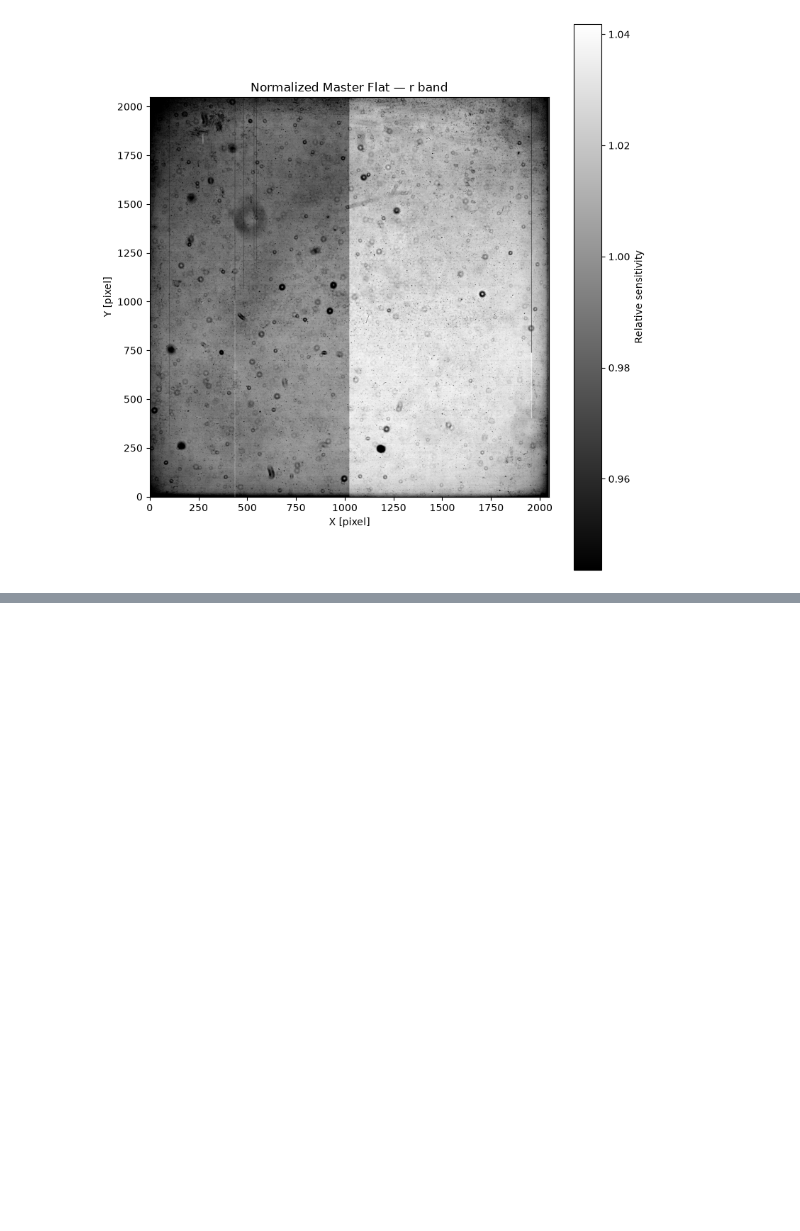
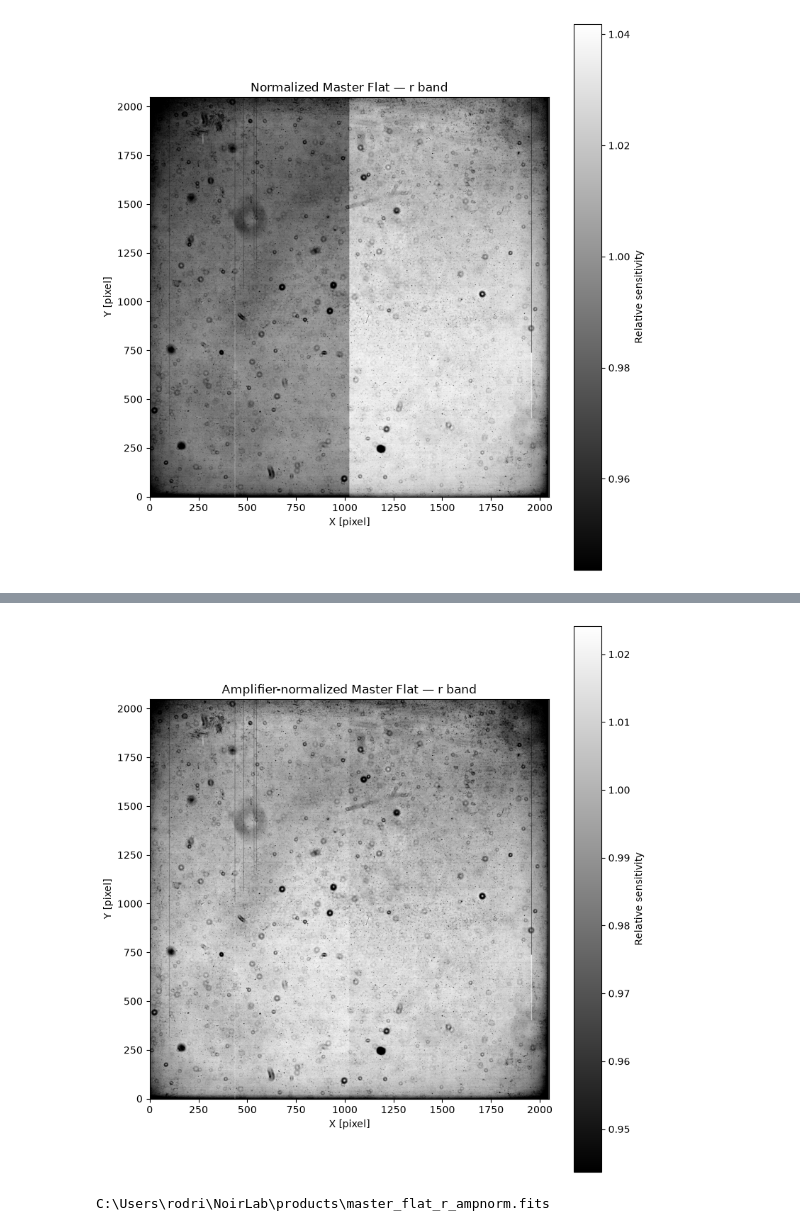
Before and after one commit to RCV-005/noirlab-ccd-reduction, a Jupyter notebook: Notebooks/02_master_flat.ipynb, the cells around one changed output, grey strips where cells are left out. Drawn from its saved outputs; the diff is of its cells as text; code cells hidden in the pictures; blank space fills up the shorter version.

Commit message:
Refine flat-field calibration for dual-amplifier CCD

```diff
--- a/Notebooks/02_master_flat.ipynb
+++ b/Notebooks/02_master_flat.ipynb
@@ -465,0 +697,5 @@ plt.show()
+# %%
+master_flat_amp = np.median(
+    normalized_flats_amp,
+    axis=0
+)
@@ -465,0 +765,54 @@ plt.show()
+# %%
+vmin, vmax = np.nanpercentile(
+    master_flat_amp,
+    [2, 98]
+)
+
+plt.figure(figsize=(8, 8))
+
+plt.imshow(
+    master_flat_amp,
+    origin="lower",
+    cmap="gray",
+    vmin=vmin,
+    vmax=vmax
+)
+
+plt.colorbar(label="Relative sensitivity")
+
+plt.xlabel("X [pixel]")
+plt.ylabel("Y [pixel]")
+plt.title("Amplifier-normalized Master Flat — r band")
+
+plt.tight_layout()
+plt.show()
+# %% [output]
+[figure, added]
+# %%
+new_header = fits.Header()
+
+new_header["IMAGETYP"] = "MASTER_FLAT"
+new_header["FILTER"] = "r"
+new_header["NCOMBINE"] = len(flat_files)
+new_header["DETECTOR"] = "Tek2K_3"
+
+new_header["HISTORY"] = "Two-amplifier overscan correction applied"
+new_header["HISTORY"] = "Master bias subtracted"
+new_header["HISTORY"] = "Each amplifier normalized independently"
+new_header["HISTORY"] = "Five normalized flats combined using median"
+
+master_flat_amp_path = (
+    PRODUCTS_DIR /
+    "master_flat_r_ampnorm.fits"
+)
+
+fits.writeto(
+    master_flat_amp_path,
+    master_flat_amp.astype(np.float32),
+    header=new_header,
+    overwrite=True
+)
+
+print(master_flat_amp_path)
+# %% [output]
+C:\Users\rodri\NoirLab\products\master_flat_r_ampnorm.fits
```
Also changed, not shown: parts of 9 cells of this notebook, 3 other files.
